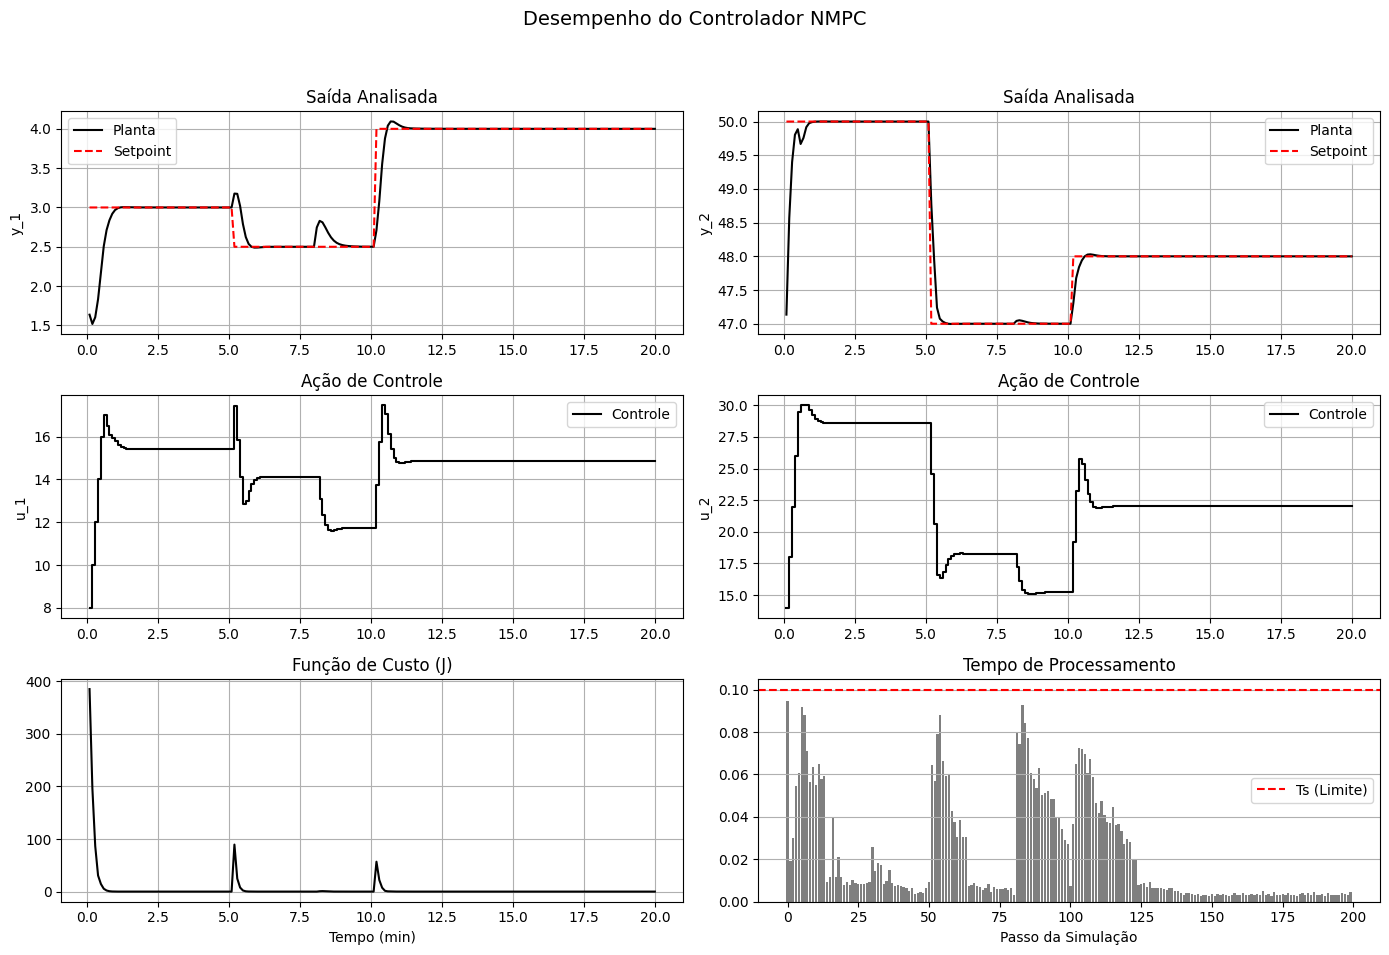
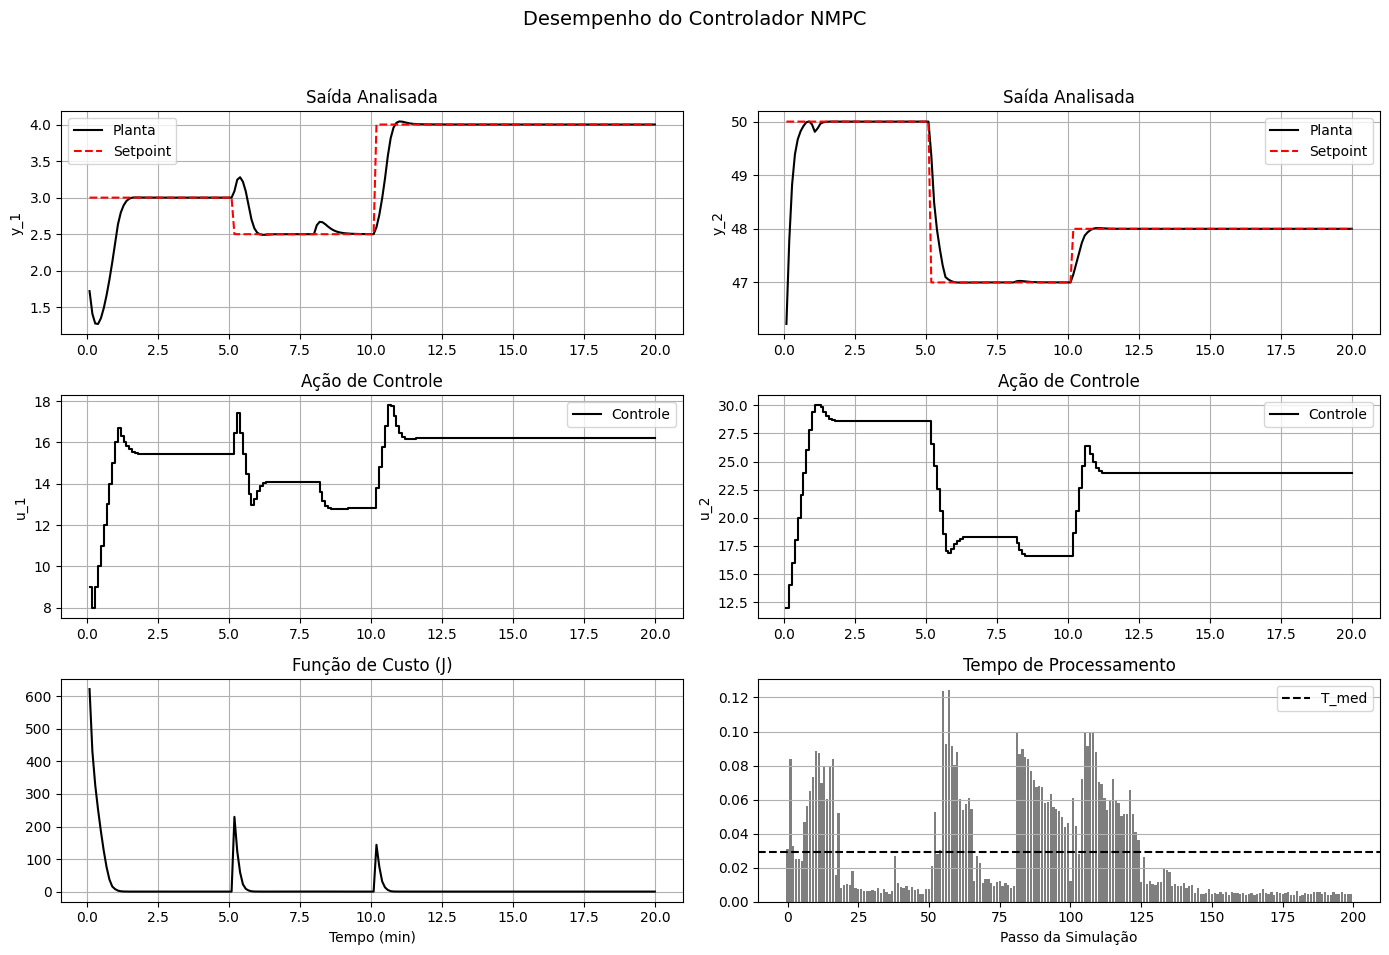
Unified diff of the notebook cell whose output changed from the first chart to the second:
--- before
+++ after
@@ -10,4 +10,9 @@
 history['cost'] = np.array(history['J'])
 t_axis = np.linspace(Ts, nsim*Ts, nsim)
+
+tempo_medio = np.mean(history['tcalc'])
+tempo_max = np.max(history['tcalc'])
+tempo_sum = np.sum(history['tcalc'])
+print(f'Tempo Máximo[s] = ', tempo_max, '\nTempo Médio[s] = ', tempo_medio, '\nTempo Total[s] = ', tempo_sum)
 
 fig, axs = plt.subplots(3, 2, figsize=(14, 10))
@@ -41,4 +46,5 @@
 axs[2, 1].bar(range(nsim), history['tcalc'], color='k', alpha=0.5)
 axs[2, 1].axhline(y=Ts, color='r', linestyle='--', label='Ts (Limite)')
+axs[2, 1].axhline(y=tempo_medio, color='k', linestyle='--', label='T_med')
 axs[2, 1].set_title('Tempo de Processamento')
 axs[2, 1].set_xlabel('Passo da Simulação')

Commit: atual